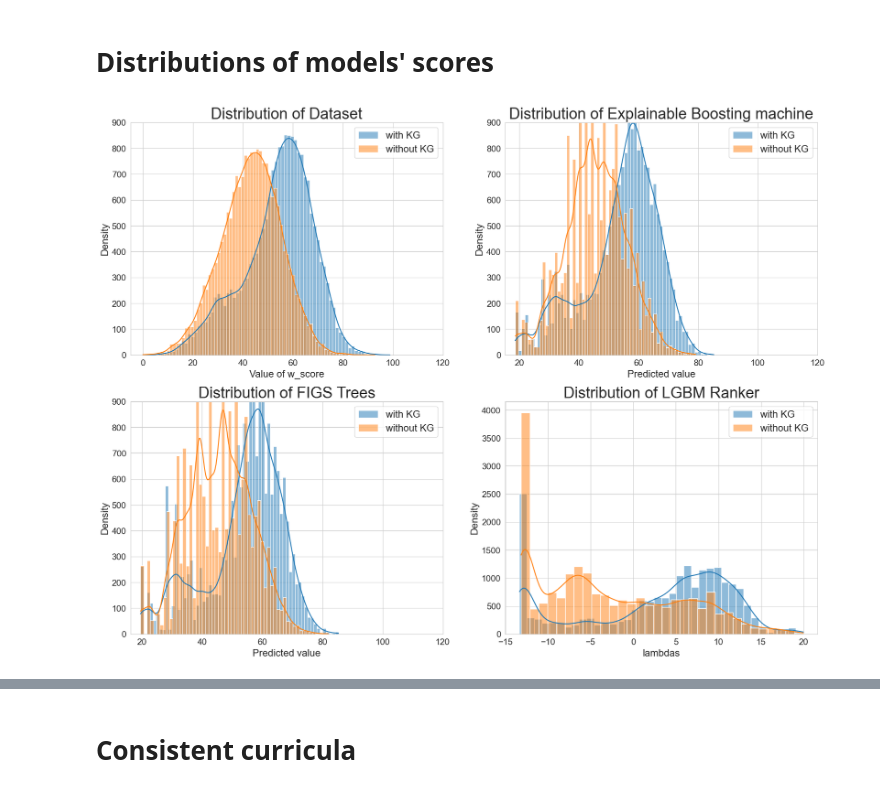
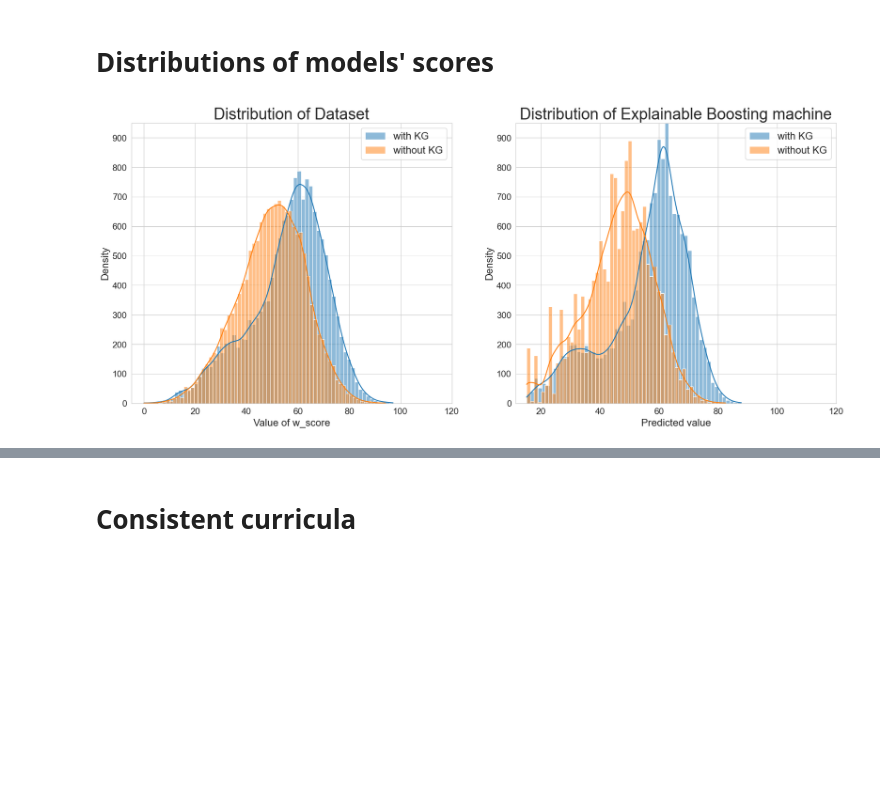
Before and after one commit to jacons/Interpretable-by-design-Human-Recommender, a Jupyter notebook: Distribution&Stat/Output Distribution.ipynb, the cells around one changed output, grey strips where cells are left out. Drawn from its saved outputs; the diff is of its cells as text; code cells hidden in the pictures; blank space fills up the shorter version.

```diff
--- a/Distribution&Stat/Output Distribution.ipynb
+++ b/Distribution&Stat/Output Distribution.ipynb
@@ -26,56 +26,63 @@ with open("../Models/BlackBox/lmart/saved_models/LGBMRanker.pkl", 'rb') as file:
 dataset0 = pd.read_csv("../outputs/scores/0_dataset.csv")
 dataset1 = pd.read_csv("../outputs/scores/1_dataset.csv")
 # %%
-_, axs = plt.subplots(nrows=2, ncols=2, figsize=(20, 15))
 
 ebm_score0 = model_ebm.predict(dataset0.iloc[:, 5:].to_numpy())
 figs_score0 = model_figs.predict(dataset0.iloc[:, 5:].to_numpy())
 lgbm_score0 = model_lgbm.predict(dataset0.iloc[:, 5:].to_numpy())
 ebm_score1 = model_ebm.predict(dataset1.iloc[:, 5:].to_numpy())
 figs_score1 = model_figs.predict(dataset1.iloc[:, 5:].to_numpy())
 lgbm_score1 = model_lgbm.predict(dataset1.iloc[:, 5:].to_numpy())
 
-sns.histplot(dataset0["w_score"], kde=True, label='with KG', ax=axs[0, 0])
-sns.histplot(dataset1["w_score"], kde=True, label='without KG', ax=axs[0, 0])
-axs[0, 0].set_title('Distribution of Dataset', fontsize=25)
-axs[0, 0].set_xlabel('Value of w_score', fontsize=16)
-axs[0, 0].set_ylabel("Density", fontsize=16)
-axs[0, 0].set_xticks(axs[0, 0].get_xticks()[1:])
-axs[0, 0].set_yticks(axs[0, 0].get_yticks())
-axs[0, 0].set_ylim([0,900])
-axs[0, 0].tick_params(axis='both', labelsize=14)
-axs[0, 0].legend(fontsize=16)
+_, axs = plt.subplots(ncols=2, figsize=(20, 8))
 
-sns.histplot(ebm_score0, kde=True, label='with KG', ax=axs[0, 1])
-sns.histplot(ebm_score1, kde=True, label='without KG', ax=axs[0, 1])
-axs[0, 1].set_title('Distribution of Explainable Boosting machine', fontsize=25)
-axs[0, 1].set_xlabel('Predicted value', fontsize=16)
-axs[0, 1].set_ylabel("Density", fontsize=16)
-axs[0, 1].set_xticks(axs[0, 0].get_xticks()[1:])
-axs[0, 1].set_yticks(axs[0, 0].get_yticks())
-axs[0, 1].set_ylim([0,900])
-axs[0, 1].tick_params(axis='both', labelsize=14)
-axs[0, 1].legend(fontsize=16)
+sns.histplot(dataset0["w_score"], kde=True, label='with KG', ax=axs[0])
+sns.histplot(dataset1["w_score"], kde=True, label='without KG', ax=axs[0])
+axs[0].set_title('Distribution of Dataset', fontsize=25)
+axs[0].set_xlabel('Value of w_score', fontsize=16)
+axs[0].set_ylabel("Density", fontsize=16)
+axs[0].set_xticks(axs[0].get_xticks()[1:])
+axs[0].set_yticks(axs[0].get_yticks())
+axs[0].set_ylim([0, 950])
+axs[0].tick_params(axis='both', labelsize=14)
+axs[0].legend(fontsize=16)
+axs_x0 = axs[0].get_xticks()[1:]
+axs_y0 = axs[0].get_yticks()
 
-sns.histplot(figs_score0, kde=True, label='with KG', ax=axs[1, 0])
-sns.histplot(figs_score1, kde=True, label='without KG', ax=axs[1, 0])
-axs[1, 0].set_title('Distribution of FIGS Trees', fontsize=25)
-axs[1, 0].set_xlabel('Predicted value', fontsize=16)
-axs[1, 0].set_ylabel("Density", fontsize=16)
-axs[1, 0].set_xticks(axs[0, 0].get_xticks()[1:])
-axs[1, 0].set_yticks(axs[0, 0].get_yticks())
-axs[1, 0].set_ylim([0,900])
-axs[1, 0].tick_params(axis='both', labelsize=14)
-axs[1, 0].legend(fontsize=16)
-
-sns.histplot(lgbm_score0, kde=True, label='with KG', ax=axs[1, 1])
-sns.histplot(lgbm_score1, kde=True, label='without KG', ax=axs[1, 1])
-axs[1, 1].set_title('Distribution of LGBM Ranker', fontsize=25)
-axs[1, 1].set_xlabel('lambdas', fontsize=16)
-axs[1, 1].set_ylabel("Density", fontsize=16)
-axs[1, 1].tick_params(axis='both', labelsize=14)
-axs[1, 1].legend(fontsize=16)
+sns.histplot(ebm_score0, kde=True, label='with KG', ax=axs[1])
+sns.histplot(ebm_score1, kde=True, label='without KG', ax=axs[1])
+axs[1].set_title('Distribution of Explainable Boosting machine', fontsize=25)
+axs[1].set_xlabel('Predicted value', fontsize=16)
+axs[1].set_ylabel("Density", fontsize=16)
+axs[1].set_xticks(axs_x0)
+axs[1].set_yticks(axs_y0)
+axs[1].set_ylim([0,950])
+axs[1].tick_params(axis='both', labelsize=14)
+axs[1].legend(fontsize=16)
 
 plt.show()
+
+_, axs = plt.subplots(ncols=2, figsize=(20, 8))
+
+sns.histplot(figs_score0, kde=True, label='with KG', ax=axs[0])
+sns.histplot(figs_score1, kde=True, label='without KG', ax=axs[0])
+axs[0].set_title('Distribution of FIGS Trees', fontsize=25)
+axs[0].set_xlabel('Predicted value', fontsize=16)
+axs[0].set_ylabel("Density", fontsize=16)
+axs[0].set_xticks(axs_x0)
+axs[0].set_yticks(axs_y0)
+axs[0].set_ylim([0, 950])
+axs[0].tick_params(axis='both', labelsize=14)
+axs[0].legend(fontsize=16)
+
+sns.histplot(lgbm_score0, kde=True, label='with KG', ax=axs[1])
+sns.histplot(lgbm_score1, kde=True, label='without KG', ax=axs[1])
+axs[1].set_title('Distribution of LGBM Ranker', fontsize=25)
+axs[1].set_xlabel('lambdas', fontsize=16)
+axs[1].set_ylabel("Density", fontsize=16)
+axs[1].tick_params(axis='both', labelsize=14)
+axs[1].legend(fontsize=16)
+
+plt.show()
 # %% [output]
-[figure, old version]
+[figure, new version]
```
Also changed, not shown: parts of 2 cells of this notebook, 31 other files.
